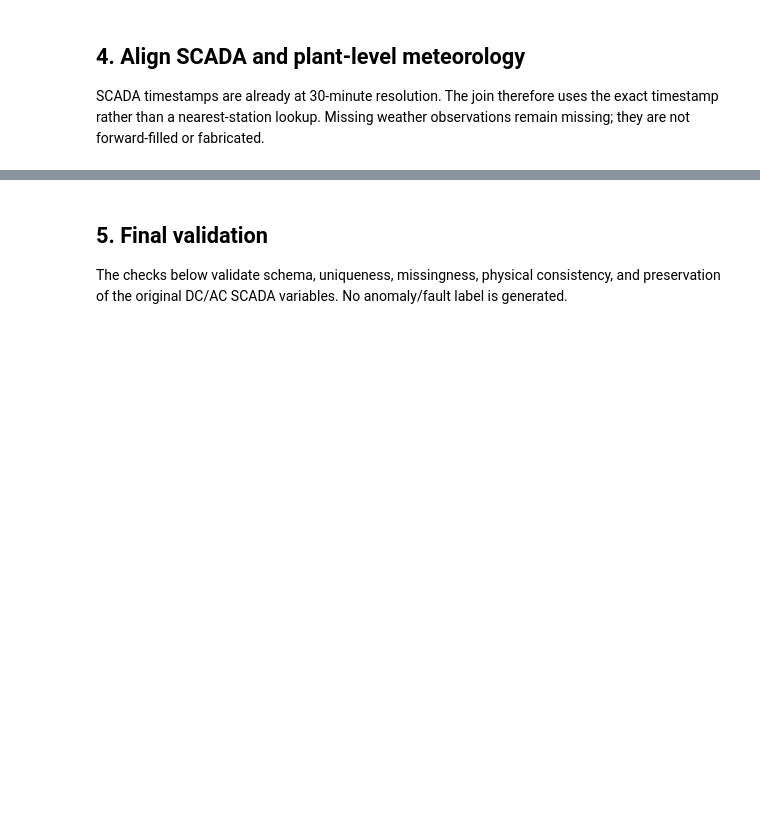
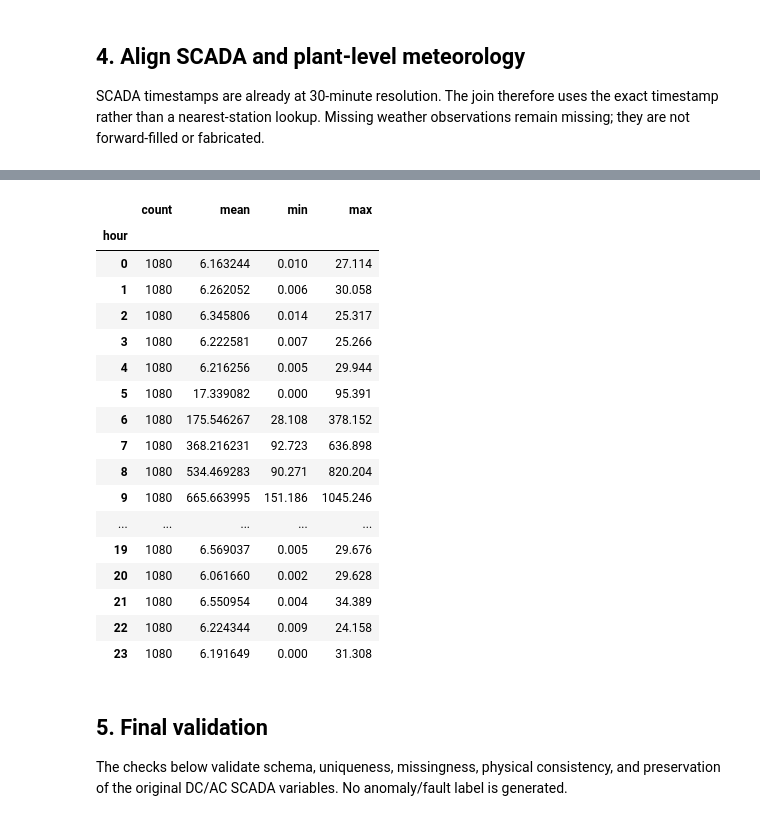
Before and after one commit to rifqironanda/fault_detection_solar_operation_monitoring, a Jupyter notebook: notebook/data.ipynb, the cells around one changed output, grey strips where cells are left out. Saved outputs shown, nothing was run; the diff lists cells and outputs as text; code cells hidden in the pictures; blank space fills up the shorter version.

```diff
--- a/notebook/data.ipynb
+++ b/notebook/data.ipynb
@@ -229,3 +417,33 @@ display(dataset.head(10))
+# %%
+meteo_check = meteo.copy()
+meteo_check["hour"] = meteo_check["reading_time"].dt.hour
+
+hourly_irradiance = (
+    meteo_check
+    .groupby("hour")["ghi_wm2"]
+    .agg(["count", "mean", "min", "max"])
+)
+
+display(hourly_irradiance)
+# %% [output]
+|  | count | mean | min | max |
+| hour |  |  |  |  |
+| 0 | 1080 | 6.163244 | 0.010 | 27.114 |
+| 1 | 1080 | 6.262052 | 0.006 | 30.058 |
+| 2 | 1080 | 6.345806 | 0.014 | 25.317 |
+| 3 | 1080 | 6.222581 | 0.007 | 25.266 |
+| 4 | 1080 | 6.216256 | 0.005 | 29.944 |
+| 5 | 1080 | 17.339082 | 0.000 | 95.391 |
+| 6 | 1080 | 175.546267 | 28.108 | 378.152 |
+| 7 | 1080 | 368.216231 | 92.723 | 636.898 |
+| 8 | 1080 | 534.469283 | 90.271 | 820.204 |
+| 9 | 1080 | 665.663995 | 151.186 | 1045.246 |
+| ... | ... | ... | ... | ... |
+| 19 | 1080 | 6.569037 | 0.005 | 29.676 |
+| 20 | 1080 | 6.061660 | 0.002 | 29.628 |
+| 21 | 1080 | 6.550954 | 0.004 | 34.389 |
+| 22 | 1080 | 6.224344 | 0.009 | 24.158 |
+| 23 | 1080 | 6.191649 | 0.000 | 31.308 |
 # %% [markdown]
 ## 5. Final validation
 
```
Also changed, not shown: parts of 10 cells of this notebook, 2 other files.
